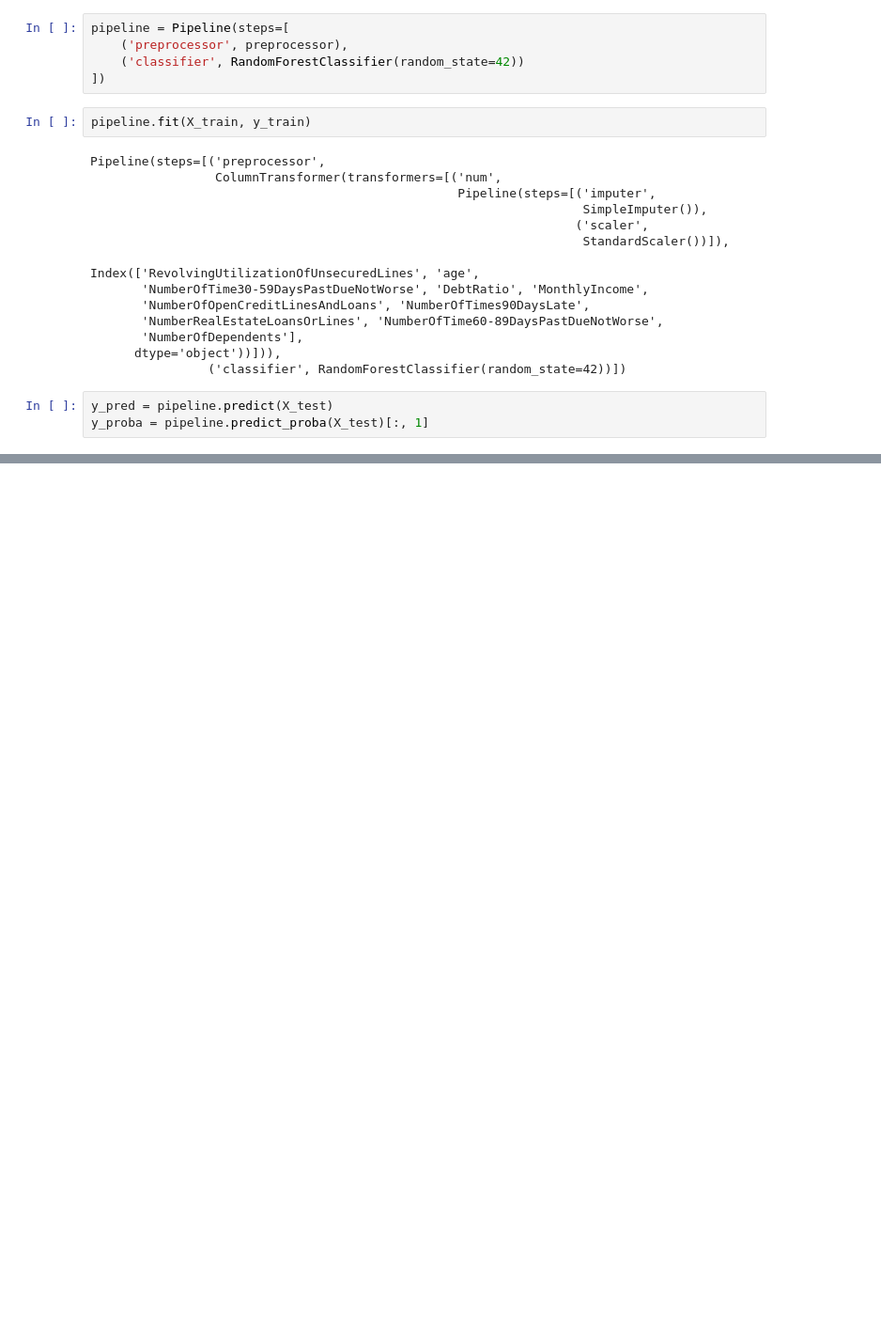
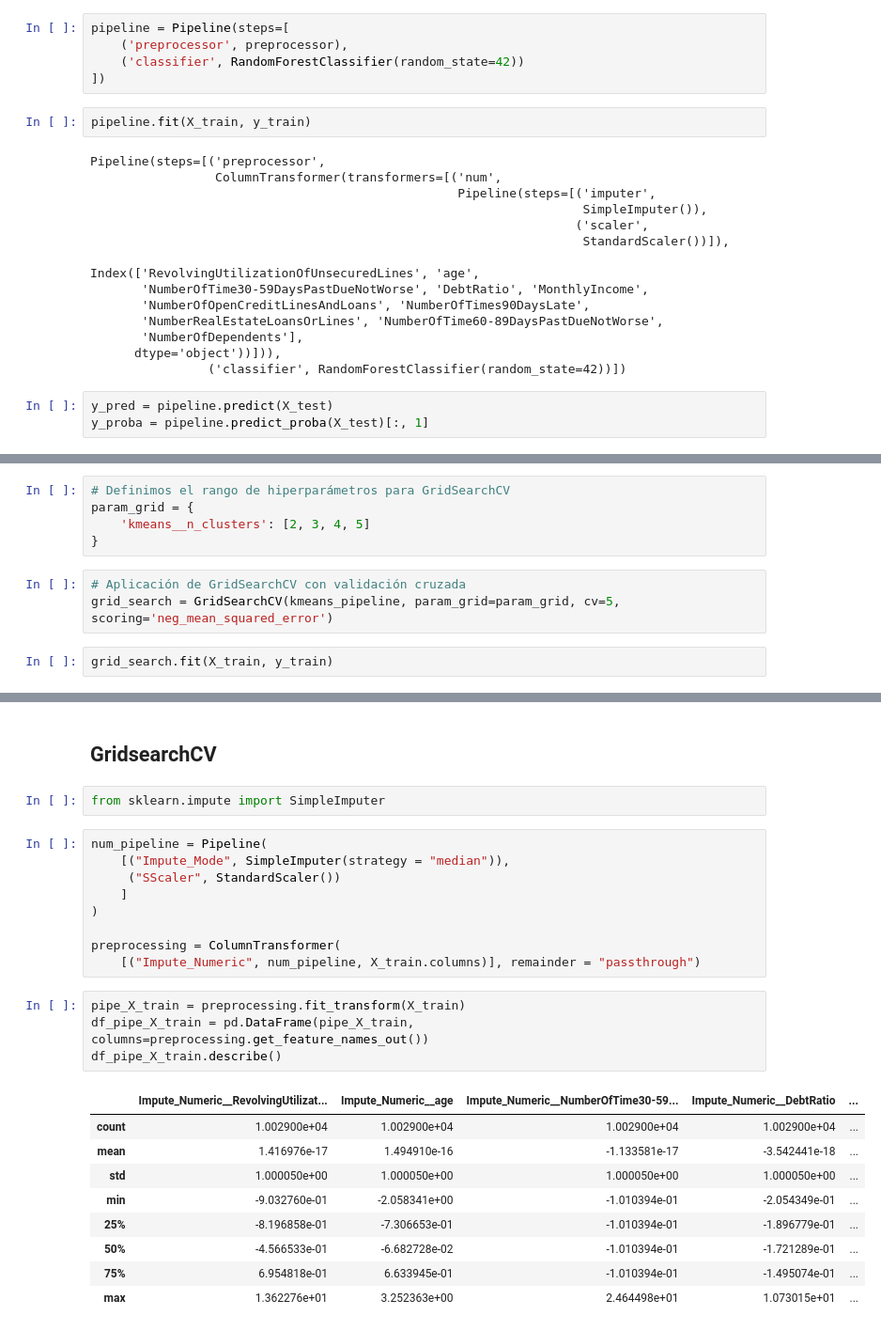
Before and after one commit to 94gema/TOOLBOX_THEBRIDGE, a Jupyter notebook: Sprint18_Team_Challenge/entrega_pipelines.ipynb, the cells around one changed output, grey strips where cells are left out. Shown at 94% size. Cells and saved outputs as stored; diff of their text form; blank space fills up the shorter version.

```diff
--- a/Sprint18_Team_Challenge/entrega_pipelines.ipynb
+++ b/Sprint18_Team_Challenge/entrega_pipelines.ipynb
@@ -220,0 +217,10 @@ ROC AUC del modelo: 0.82
+# %%
+# Definimos el rango de hiperparámetros para GridSearchCV
+param_grid = {
+    'kmeans__n_clusters': [2, 3, 4, 5]
+}
+# %%
+# Aplicación de GridSearchCV con validación cruzada
+grid_search = GridSearchCV(kmeans_pipeline, param_grid=param_grid, cv=5, scoring='neg_mean_squared_error')
+# %%
+grid_search.fit(X_train, y_train)
@@ -220,0 +254,27 @@ ROC AUC del modelo: 0.82
+# %% [markdown]
+## GridsearchCV
+# %%
+from sklearn.impute import SimpleImputer
+# %%
+num_pipeline = Pipeline(
+    [("Impute_Mode", SimpleImputer(strategy = "median")),
+     ("SScaler", StandardScaler())
+    ]
+)
+
+preprocessing = ColumnTransformer(
+    [("Impute_Numeric", num_pipeline, X_train.columns)], remainder = "passthrough")
+# %%
+pipe_X_train = preprocessing.fit_transform(X_train)
+df_pipe_X_train = pd.DataFrame(pipe_X_train, columns=preprocessing.get_feature_names_out())
+df_pipe_X_train.describe()
+# %% [output]
+|  | Impute_Numeric__RevolvingUtilizat... | Impute_Numeric__age | Impute_Numeric__NumberOfTime30-59... | Impute_Numeric__DebtRatio | ... |
+| count | 1.002900e+04 | 1.002900e+04 | 1.002900e+04 | 1.002900e+04 | ... |
+| mean | 1.416976e-17 | 1.494910e-16 | -1.133581e-17 | -3.542441e-18 | ... |
+| std | 1.000050e+00 | 1.000050e+00 | 1.000050e+00 | 1.000050e+00 | ... |
+| min | -9.032760e-01 | -2.058341e+00 | -1.010394e-01 | -2.054349e-01 | ... |
+| 25% | -8.196858e-01 | -7.306653e-01 | -1.010394e-01 | -1.896779e-01 | ... |
+| 50% | -4.566533e-01 | -6.682728e-02 | -1.010394e-01 | -1.721289e-01 | ... |
+| 75% | 6.954818e-01 | 6.633945e-01 | -1.010394e-01 | -1.495074e-01 | ... |
+| max | 1.362276e+01 | 3.252363e+00 | 2.464498e+01 | 1.073015e+01 | ... |
```
Also changed, not shown: parts of 23 cells of this notebook.
